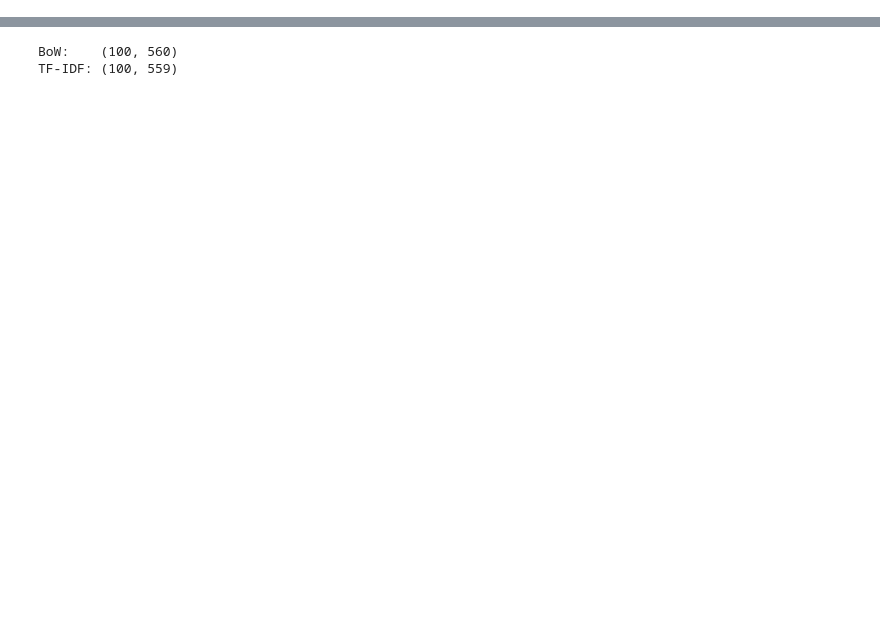
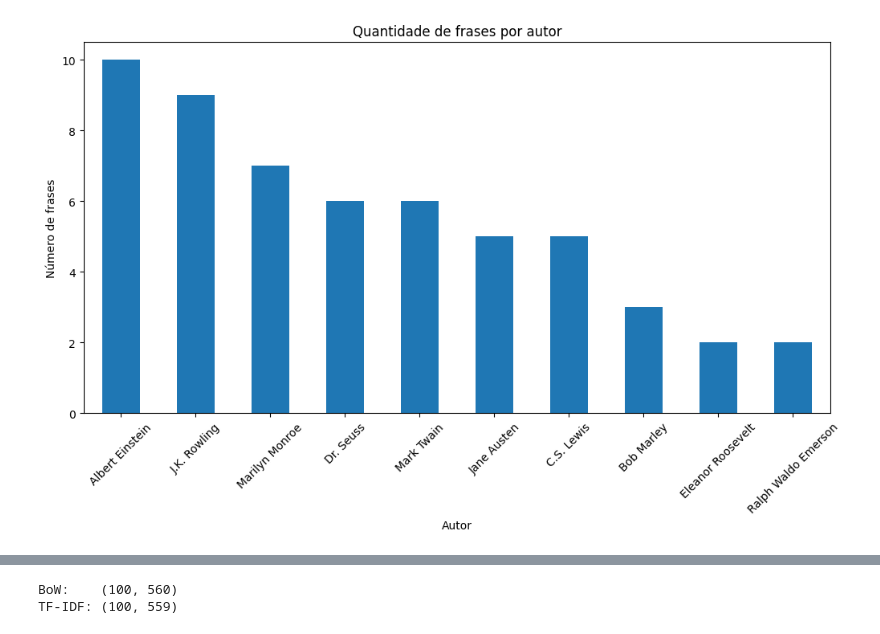
Before and after one commit to Isabela-Farina/Perspectiva_dados, a Jupyter notebook: Analise/tsne_analise.ipynb, the cells around one changed output, grey strips where cells are left out. Saved outputs shown, nothing was run; the diff lists cells and outputs as text; code cells hidden in the pictures; blank space fills up the shorter version.

```diff
--- a/Analise/tsne_analise.ipynb
+++ b/Analise/tsne_analise.ipynb
@@ -4,0 +7,3 @@ from sklearn.manifold import TSNE
+# %%
+df = pd.read_csv("Frases_completo.csv")
+df["autor"].value_counts()
@@ -4,0 +28,16 @@ from sklearn.manifold import TSNE
+# %%
+import matplotlib.pyplot as plt
+
+contagem_autores = df["autor"].value_counts()
+
+plt.figure(figsize=(12,6))
+contagem_autores.head(10).plot(kind="bar")
+
+plt.title("Quantidade de frases por autor")
+plt.xlabel("Autor")
+plt.ylabel("Número de frases")
+
+plt.xticks(rotation=45)
+plt.show()
+# %% [output]
+[figure, added]
```
Also changed, not shown: parts of 25 cells of this notebook, 1 other file.
